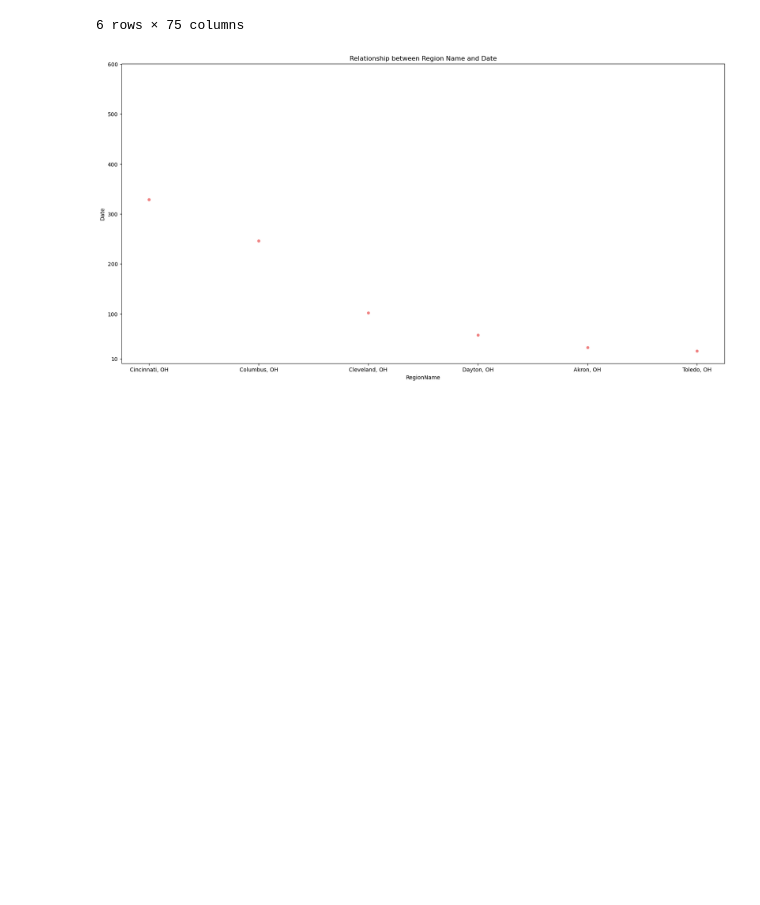
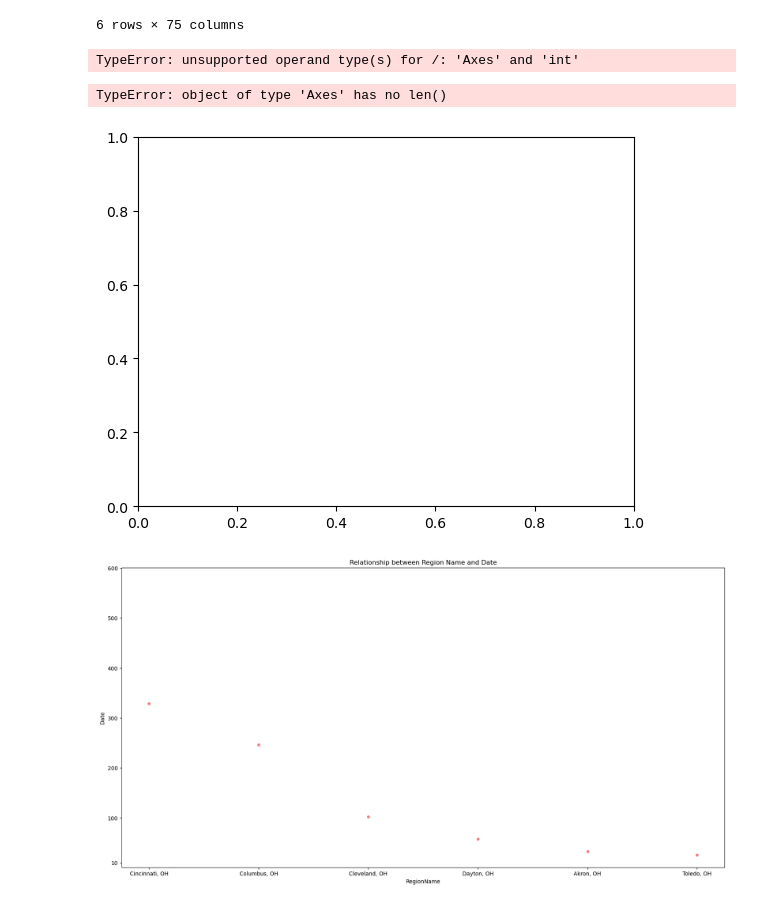
Before and after one commit to McKala1/Project-1, a Jupyter notebook: OSU_AI_Project_1_mckala.ipynb, the cells around one changed output. Cells and saved outputs as stored; diff of their text form; code cells hidden in the pictures; blank space fills up the shorter version.

```diff
--- a/OSU_AI_Project_1_mckala.ipynb
+++ b/OSU_AI_Project_1_mckala.ipynb
@@ -412,3 +447,22 @@ display(new_construction_sales)
 | 81 | 394304 | 83 | Akron, OH | msa | OH | 33.0 | 36.0 | 38.0 | 26.0 | ... |
 | 90 | 395160 | 93 | Toledo, OH | msa | OH | 26.0 | 22.0 | 24.0 | 29.0 | ... |
 6 rows × 75 columns
+# %%
+mean_numpy = np.mean(new_construction_sales)
+print(f"The mean new construction sales is {mean_numpy}")
+
+median_numpy = np.median(new_construction_sales)
+print(f"The median new construction sales is {median_numpy}")
+
+mode_scipy = st.mode(new_construction_sales,keepdims=False)
+print(f"The mode new construction sales is {mode_scipy}")
+# %% [output]
+TypeError: unsupported operand type(s) for /: 'Axes' and 'int'
+# %%
+plt.hist(new_construction_sales)
+plt.xlabel('Regions')
+plt.ylabel('Sales')
+plt.show()
+# %% [output]
+TypeError: object of type 'Axes' has no len()
+[figure, added]
```
Also changed, not shown: parts of 9 cells of this notebook.
